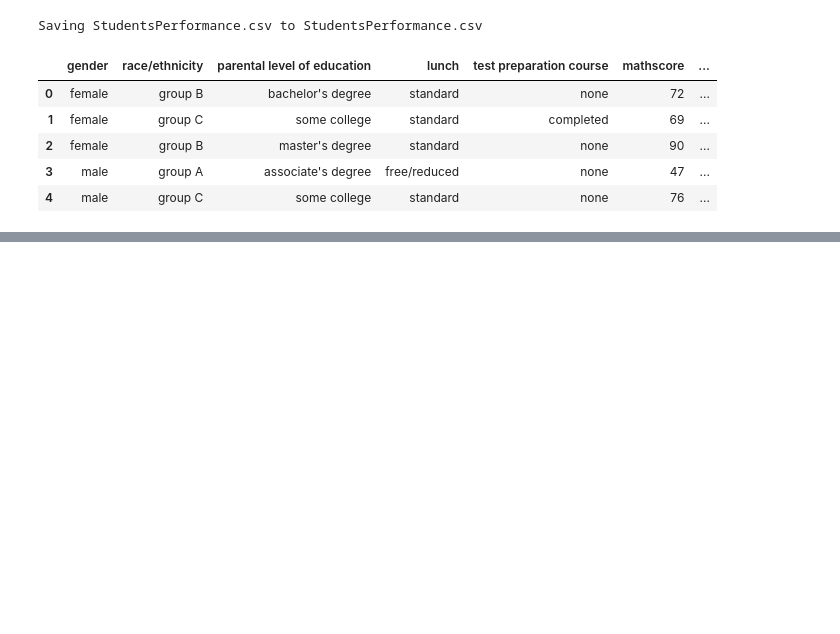
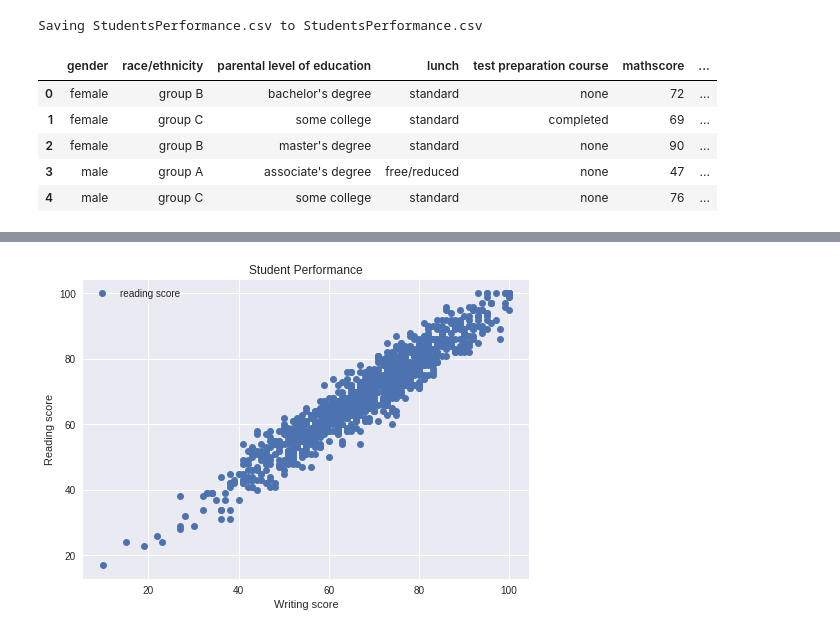
Before and after one commit to HarryPrajapati/Students-Performance-in-Exams-Data-Scince-with-Python-, a Jupyter notebook: Project.ipynb, the cells around one changed output, grey strips where cells are left out. Saved outputs shown, nothing was run; the diff lists cells and outputs as text; code cells hidden in the pictures; blank space fills up the shorter version.

```diff
--- a/Project.ipynb
+++ b/Project.ipynb
@@ -22,0 +77,8 @@ df.head()
+# %%
+df.plot(x='writing score', y='reading score', style='o')
+plt.title('Student Performance')
+plt.xlabel('Writing score')
+plt.ylabel('Reading score')
+plt.show()
+# %% [output]
+[figure, added]
```
Also changed, not shown: parts of 24 cells of this notebook.
